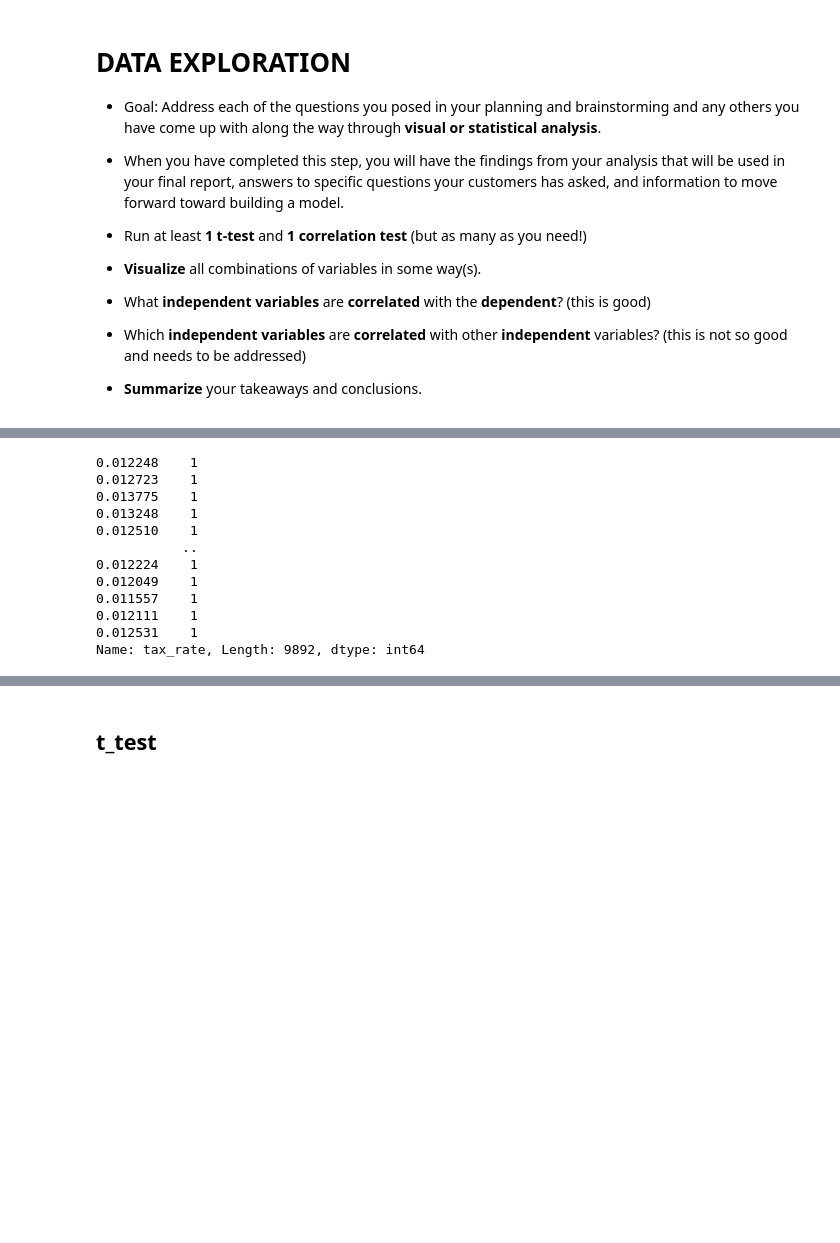
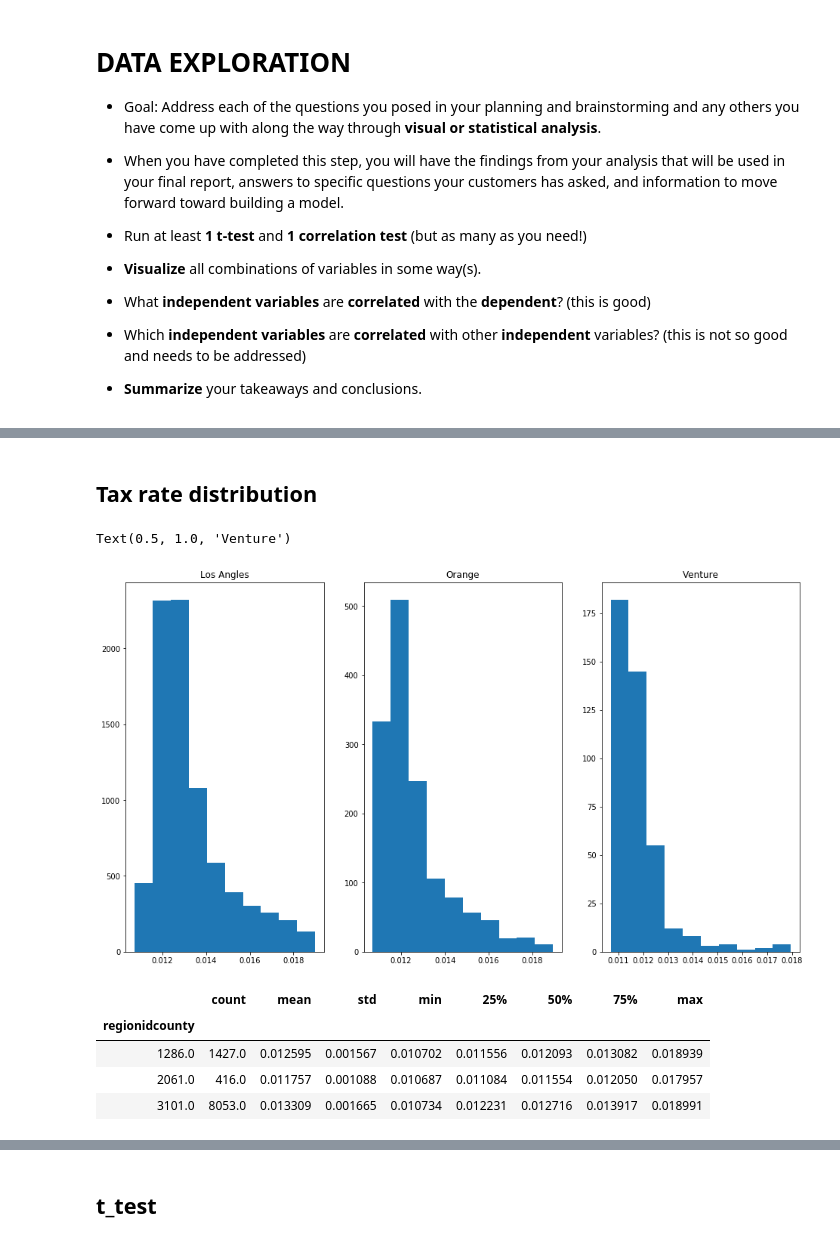
Before and after one commit to allenjiang666/regression_project, a Jupyter notebook: DATA_EXPLORATION.ipynb, the cells around one changed output, grey strips where cells are left out. Drawn from its saved outputs; the diff is of its cells as text; code cells hidden in the pictures; blank space fills up the shorter version.

```diff
--- a/DATA_EXPLORATION.ipynb
+++ b/DATA_EXPLORATION.ipynb
@@ -60,18 +61,31 @@ Name: zip, Length: 359, dtype: int64
+# %% [markdown]
+## Tax rate distribution
+# %%
+plt.figure(figsize = (16,9))
+
+plt.subplot(131)
+plt.hist(train[train.regionidcounty == 3101].tax_rate)
+plt.title('Los Angles')
+
+# the second subplot
+plt.subplot(132)
+plt.hist(train[train.regionidcounty == 1286].tax_rate)
+plt.title('Orange')
+
+plt.subplot(133)
+plt.hist(train[train.regionidcounty == 2061].tax_rate)
+plt.title('Venture')
+# %% [output]
+Text(0.5, 1.0, 'Venture')
+[figure, added]
 # %%
-train.tax_rate.
+train.groupby('regionidcounty').tax_rate.describe()
 # %% [output]
-0.012248    1
-0.012723    1
-0.013775    1
-0.013248    1
-0.012510    1
-           ..
-0.012224    1
-0.012049    1
-0.011557    1
-0.012111    1
-0.012531    1
-Name: tax_rate, Length: 9892, dtype: int64
+|  | count | mean | std | min | 25% | 50% | 75% | max |
+| regionidcounty |  |  |  |  |  |  |  |  |
+| 1286.0 | 1427.0 | 0.012595 | 0.001567 | 0.010702 | 0.011556 | 0.012093 | 0.013082 | 0.018939 |
+| 2061.0 | 416.0 | 0.011757 | 0.001088 | 0.010687 | 0.011084 | 0.011554 | 0.012050 | 0.017957 |
+| 3101.0 | 8053.0 | 0.013309 | 0.001665 | 0.010734 | 0.012231 | 0.012716 | 0.013917 | 0.018991 |
 # %%
 X = ['home_size', 'bedroomcnt', 'bathroomcnt', 'tax_rate', 'yearbuilt', 'bedrm_per_bathrm']
 sns.pairplot(train, x_vars = X , y_vars='home_size')
```
Also changed, not shown: parts of 17 cells of this notebook, 5 other files.
